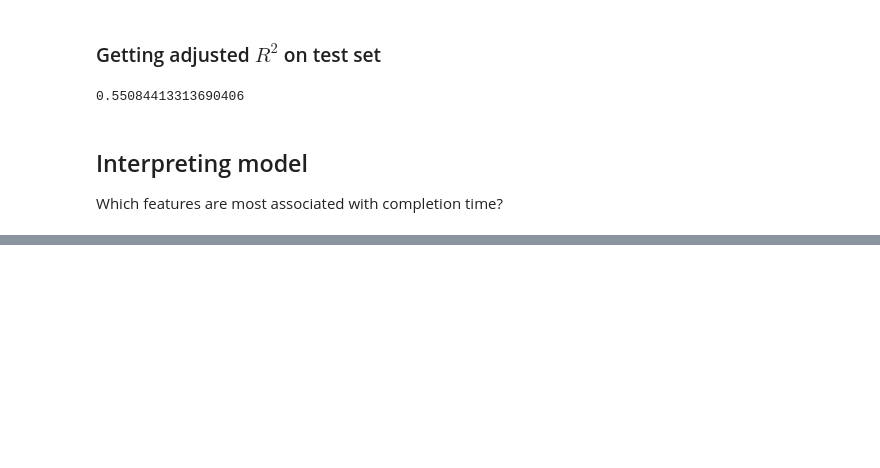
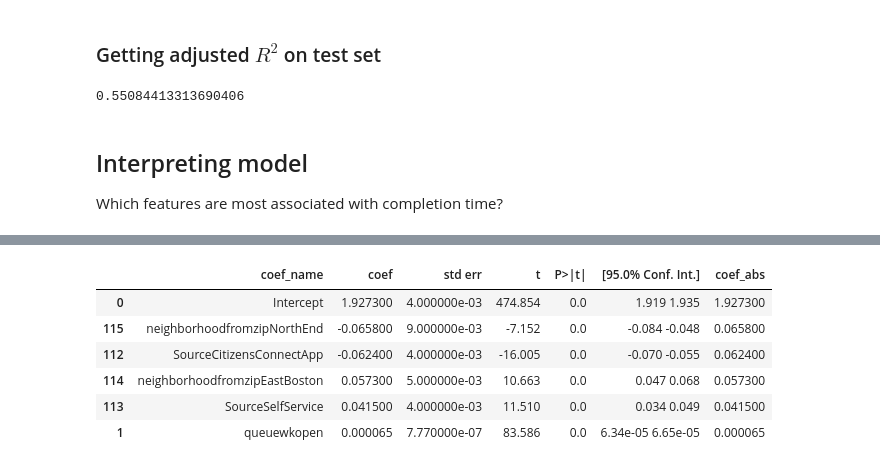
Before and after one commit to aok1425/311-prediction-times, a Jupyter notebook: modeling_completion_time/12 Applying feature subset to lin reg for interpretability adj R2 0.55.ipynb, the cells around one changed output, grey strips where cells are left out. Saved outputs shown, nothing was run; the diff lists cells and outputs as text; code cells hidden in the pictures; blank space fills up the shorter version.

```diff
--- a/modeling_completion_time/12 Applying feature subset to lin reg for interpretability adj R2 0.55.ipynb
+++ b/modeling_completion_time/12 Applying feature subset to lin reg for interpretability adj R2 0.55.ipynb
@@ -357,0 +391,10 @@ Which features are most associated with completion time?
+# %%
+df.sort_values('coef_abs', ascending=False)[~df.coef_name.str.contains('TYPE')]
+# %% [output]
+|  | coef_name | coef | std err | t | P>|t| | [95.0% Conf. Int.] | coef_abs |
+| 0 | Intercept | 1.927300 | 4.000000e-03 | 474.854 | 0.0 | 1.919 1.935 | 1.927300 |
+| 115 | neighborhoodfromzipNorthEnd | -0.065800 | 9.000000e-03 | -7.152 | 0.0 | -0.084 -0.048 | 0.065800 |
+| 112 | SourceCitizensConnectApp | -0.062400 | 4.000000e-03 | -16.005 | 0.0 | -0.070 -0.055 | 0.062400 |
+| 114 | neighborhoodfromzipEastBoston | 0.057300 | 5.000000e-03 | 10.663 | 0.0 | 0.047 0.068 | 0.057300 |
+| 113 | SourceSelfService | 0.041500 | 4.000000e-03 | 11.510 | 0.0 | 0.034 0.049 | 0.041500 |
+| 1 | queuewkopen | 0.000065 | 7.770000e-07 | 83.586 | 0.0 | 6.34e-05 6.65e-05 | 0.000065 |
```
Also changed, not shown: parts of 5 cells of this notebook, 1 other file.
